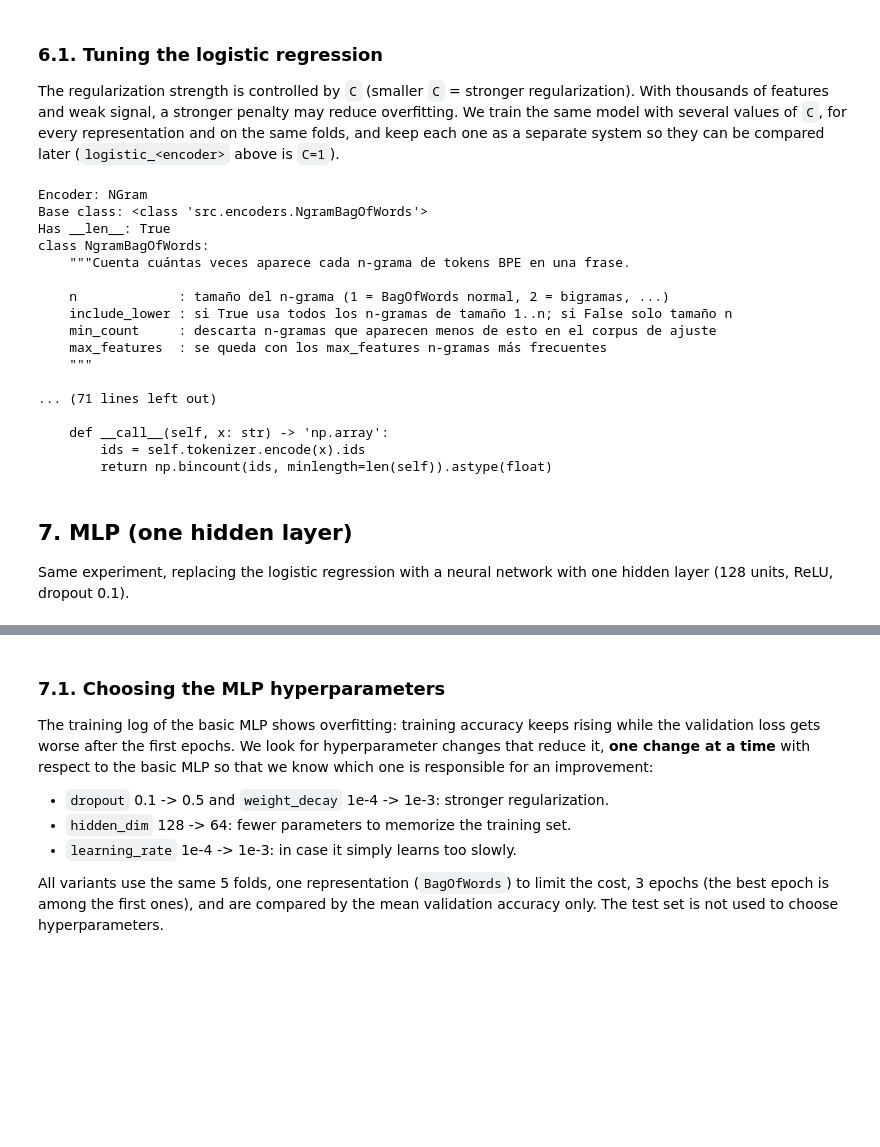
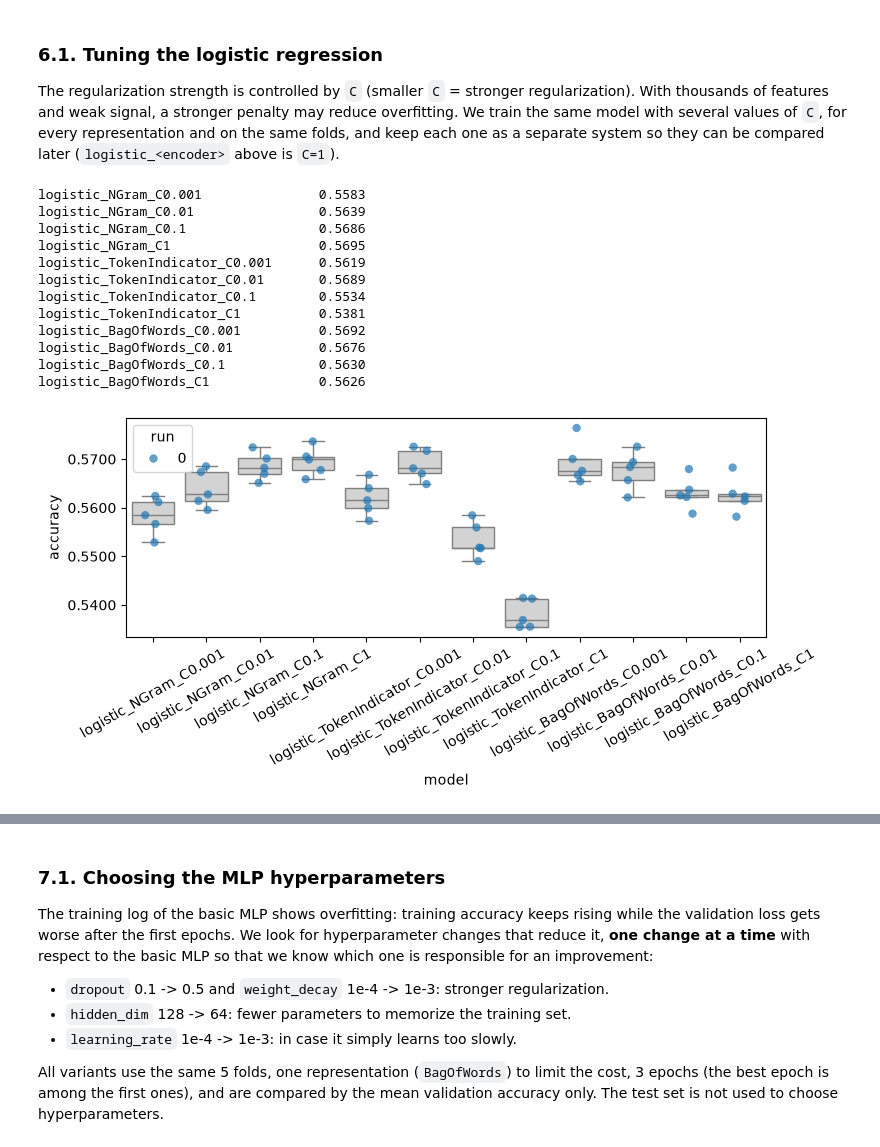
Before and after one commit to nuriallfe/nlp1, a Jupyter notebook: experiments.ipynb, the cells around one changed output, grey strips where cells are left out. Cells and saved outputs as stored; diff of their text form; code cells hidden in the pictures; blank space fills up the shorter version.

```diff
--- a/experiments.ipynb
+++ b/experiments.ipynb
@@ -470,57 +482,48 @@ The regularization strength is controlled by `C` (smaller `C` = stronger regular
 # %%
 C_values = [0.001, 0.01, 0.1, 1]          # C=1 is the run above
 
 my_classifiers = OrderedDict()
 for enc_name, enc in encoders.items():
     for C in C_values:
         name = f"logistic_{enc_name}_C{C}"
         my_classifiers[name] = [
             experiment.cross_validation_experiment(
                 data_splits=my_cross_validation_sets[run],
                 outcome_space=outcome_space,
                 encoder=enc,
                 model_option="logistic",
                 save_to=f"{results_folder}/{name}/seed-{seed}",
                 loglin_args={"max_iter": 100, "C": C},
             )
             for run, seed in enumerate(my_seeds)
         ]
 
 # mean accuracy over folds for every logistic system
 for name, runs in my_classifiers.items():
     if name.startswith("logistic"):
         accs = [a for r in runs for a in r["accuracies"].values()]
         print(f"{name:35s} {sum(accs)/len(accs):.4f}")
+
+df_all = analysis.make_data_frame(my_classifiers)
+from src.figures import saving_figure, save_table, save_figure
+with saving_figure("images/logistic_accuracies.png"):
+    analysis.plot_box_and_points(df_all[df_all["model"].str.startswith("logistic")])
+
+# Save the results so they survive a kernel restart (section 9 can reload them without retraining)
+import pickle
+with open(f"{results_folder}/my_classifiers.pkl", "wb") as f:
+    pickle.dump(my_classifiers, f)
+# %% [output]
+logistic_NGram_C0.001               0.5583
+logistic_NGram_C0.01                0.5639
+logistic_NGram_C0.1                 0.5686
+logistic_NGram_C1                   0.5695
+logistic_TokenIndicator_C0.001      0.5619
+logistic_TokenIndicator_C0.01       0.5689
+logistic_TokenIndicator_C0.1        0.5534
+logistic_TokenIndicator_C1          0.5381
+logistic_BagOfWords_C0.001          0.5692
+logistic_BagOfWords_C0.01           0.5676
+logistic_BagOfWords_C0.1            0.5630
+logistic_BagOfWords_C1              0.5626
+[figure, added]
-# %%
-import inspect
-
-# Inspect the actual encoder being used
-for name, enc in encoders.items():
-
-    print(f"\nEncoder: {name}")
-    print("Base class:", type(enc.base))
-    print("Has __len__:", hasattr(type(enc.base), "__len__"))
-
-    print(inspect.getsource(type(enc.base)))
-# %% [output]
-Encoder: NGram
-Base class: <class 'src.encoders.NgramBagOfWords'>
-Has __len__: True
-class NgramBagOfWords:
-    """Cuenta cuántas veces aparece cada n-grama de tokens BPE en una frase.
-
-    n             : tamaño del n-grama (1 = BagOfWords normal, 2 = bigramas, ...)
-    include_lower : si True usa todos los n-gramas de tamaño 1..n; si False solo tamaño n
-    min_count     : descarta n-gramas que aparecen menos de esto en el corpus de ajuste
-    max_features  : se queda con los max_features n-gramas más frecuentes
-    """
-
-... (71 lines left out)
-
-    def __call__(self, x: str) -> 'np.array':
-        ids = self.tokenizer.encode(x).ids
-        return np.bincount(ids, minlength=len(self)).astype(float)
-# %% [markdown]
-## 7. MLP (one hidden layer)
-
-Same experiment, replacing the logistic regression with a neural network with one hidden layer (128 units, ReLU, dropout 0.1).
```
Also changed, not shown: parts of 27 cells of this notebook, 2 other files.
